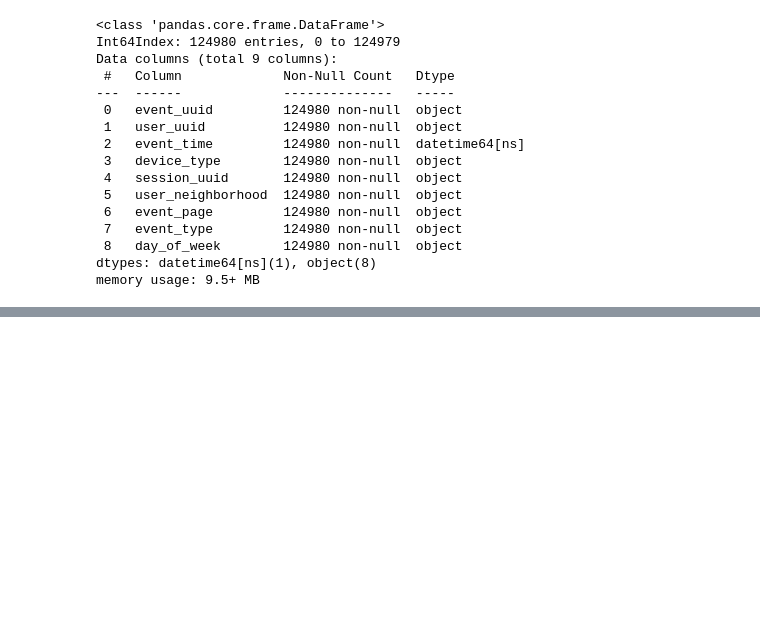
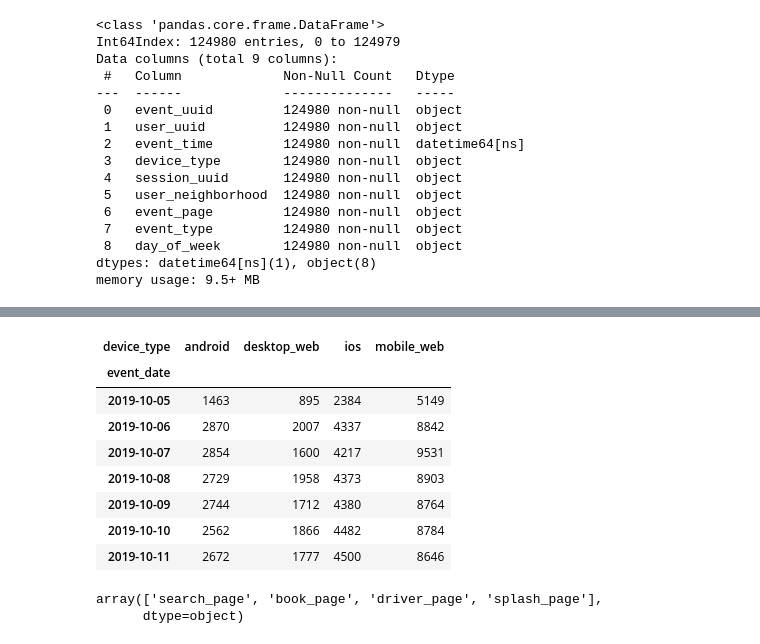
Before and after one commit to davimattar/udacity, a Jupyter notebook: log_extraction.ipynb, the cells around one changed output, grey strips where cells are left out. Drawn from its saved outputs; the diff is of its cells as text; code cells hidden in the pictures; blank space fills up the shorter version.

```diff
--- a/log_extraction.ipynb
+++ b/log_extraction.ipynb
@@ -84,0 +145,30 @@ memory usage: 9.5+ MB
+# %%
+# We will group by both 'event_date' and 'device_type' and then count the number of events,
+# filtering only for the specified event types.
+
+# List of specified device types to analyze
+specified_device_types = ['ios', 'mobile_web', 'android', 'desktop_web']
+
+# Filter the DataFrame for the specified event types
+filtered_df = df[df['device_type'].isin(specified_device_types)]
+
+# Group by 'event_date' and 'device_type' and count the number of events
+device_by_type_per_day = filtered_df.groupby(['event_date', 'device_type']).size().unstack(fill_value=0)
+
+# For the specified dates, display the count of each device type
+device_by_type_per_day.loc[specified_dates]
+# %% [output]
+| device_type | android | desktop_web | ios | mobile_web |
+| event_date |  |  |  |  |
+| 2019-10-05 | 1463 | 895 | 2384 | 5149 |
+| 2019-10-06 | 2870 | 2007 | 4337 | 8842 |
+| 2019-10-07 | 2854 | 1600 | 4217 | 9531 |
+| 2019-10-08 | 2729 | 1958 | 4373 | 8903 |
+| 2019-10-09 | 2744 | 1712 | 4380 | 8764 |
+| 2019-10-10 | 2562 | 1866 | 4482 | 8784 |
+| 2019-10-11 | 2672 | 1777 | 4500 | 8646 |
+# %%
+df["event_page"].unique()
+# %% [output]
+array(['search_page', 'book_page', 'driver_page', 'splash_page'],
+      dtype=object)
```
Also changed, not shown: parts of 7 cells of this notebook, 3 other files.
